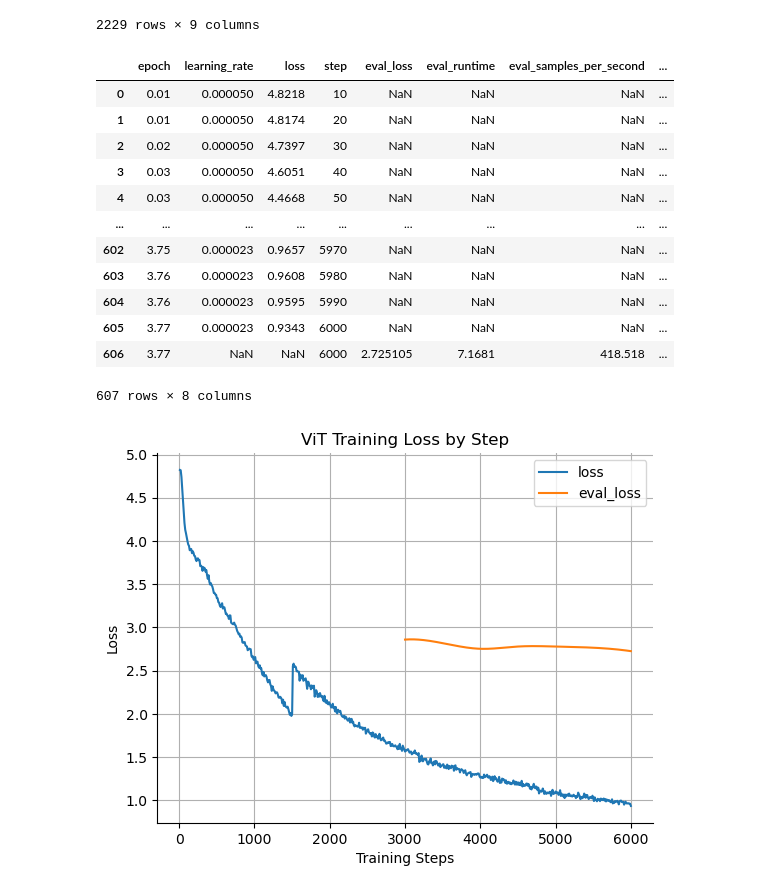
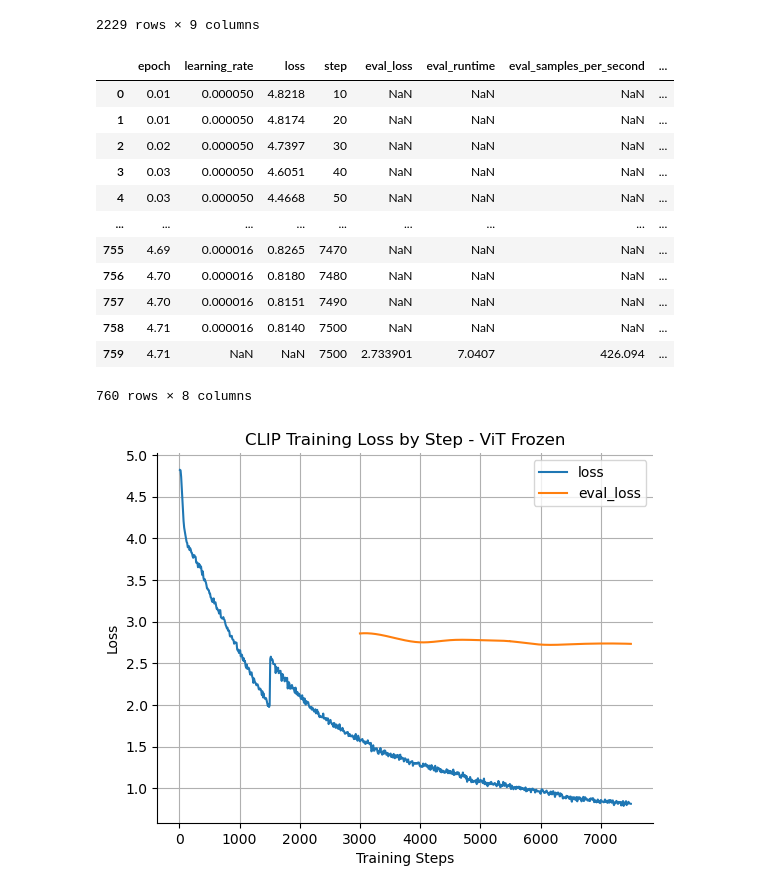
Before and after one commit to jamorr/football2text, a Jupyter notebook: testing/plot_loss.ipynb, the cells around one changed output. Cells and saved outputs as stored; diff of their text form; code cells hidden in the pictures.

Commit message:
Update plotting

```diff
--- a/testing/plot_loss.ipynb
+++ b/testing/plot_loss.ipynb
@@ -56,30 +56,30 @@ display(df)
 | 2228 | 7.00 | NaN | NaN | 22281 | 2.764523e+17 | 0.805905 | 8555.7577 | 322.903 | ... |
 2229 rows × 9 columns
 # %%
-clip_train_loss_path = "/media/jj_data/models/CLIP/vis_freeze/checkpoint-6000/trainer_state.json"
+clip_train_loss_path = "/media/jj_data/models/CLIP/vis_freeze/checkpoint-7500/trainer_state.json"
 with open(clip_train_loss_path) as f:
     data = json.load(f)
 
 df = pd.DataFrame.from_records(data['log_history'])
 display(df)
 df.set_index("step")[['loss','eval_loss']].interpolate('cubic').plot()
-plt.title("ViT Training Loss by Step")
+plt.title("CLIP Training Loss by Step - ViT Frozen")
 plt.xlabel("Training Steps")
 sns.despine(top=True)
 plt.ylabel("Loss")
 plt.grid()
 # %% [output]
 |  | epoch | learning_rate | loss | step | eval_loss | eval_runtime | eval_samples_per_second | ... |
 | 0 | 0.01 | 0.000050 | 4.8218 | 10 | NaN | NaN | NaN | ... |
 | 1 | 0.01 | 0.000050 | 4.8174 | 20 | NaN | NaN | NaN | ... |
 | 2 | 0.02 | 0.000050 | 4.7397 | 30 | NaN | NaN | NaN | ... |
 | 3 | 0.03 | 0.000050 | 4.6051 | 40 | NaN | NaN | NaN | ... |
 | 4 | 0.03 | 0.000050 | 4.4668 | 50 | NaN | NaN | NaN | ... |
 | ... | ... | ... | ... | ... | ... | ... | ... | ... |
-| 602 | 3.75 | 0.000023 | 0.9657 | 5970 | NaN | NaN | NaN | ... |
-| 603 | 3.76 | 0.000023 | 0.9608 | 5980 | NaN | NaN | NaN | ... |
-| 604 | 3.76 | 0.000023 | 0.9595 | 5990 | NaN | NaN | NaN | ... |
-| 605 | 3.77 | 0.000023 | 0.9343 | 6000 | NaN | NaN | NaN | ... |
-| 606 | 3.77 | NaN | NaN | 6000 | 2.725105 | 7.1681 | 418.518 | ... |
+| 755 | 4.69 | 0.000016 | 0.8265 | 7470 | NaN | NaN | NaN | ... |
+| 756 | 4.70 | 0.000016 | 0.8180 | 7480 | NaN | NaN | NaN | ... |
+| 757 | 4.70 | 0.000016 | 0.8151 | 7490 | NaN | NaN | NaN | ... |
+| 758 | 4.71 | 0.000016 | 0.8140 | 7500 | NaN | NaN | NaN | ... |
+| 759 | 4.71 | NaN | NaN | 7500 | 2.733901 | 7.0407 | 426.094 | ... |
-607 rows × 8 columns
+760 rows × 8 columns
-[figure, old version]
+[figure, new version]
```
Also changed, not shown: parts of 2 cells of this notebook.
